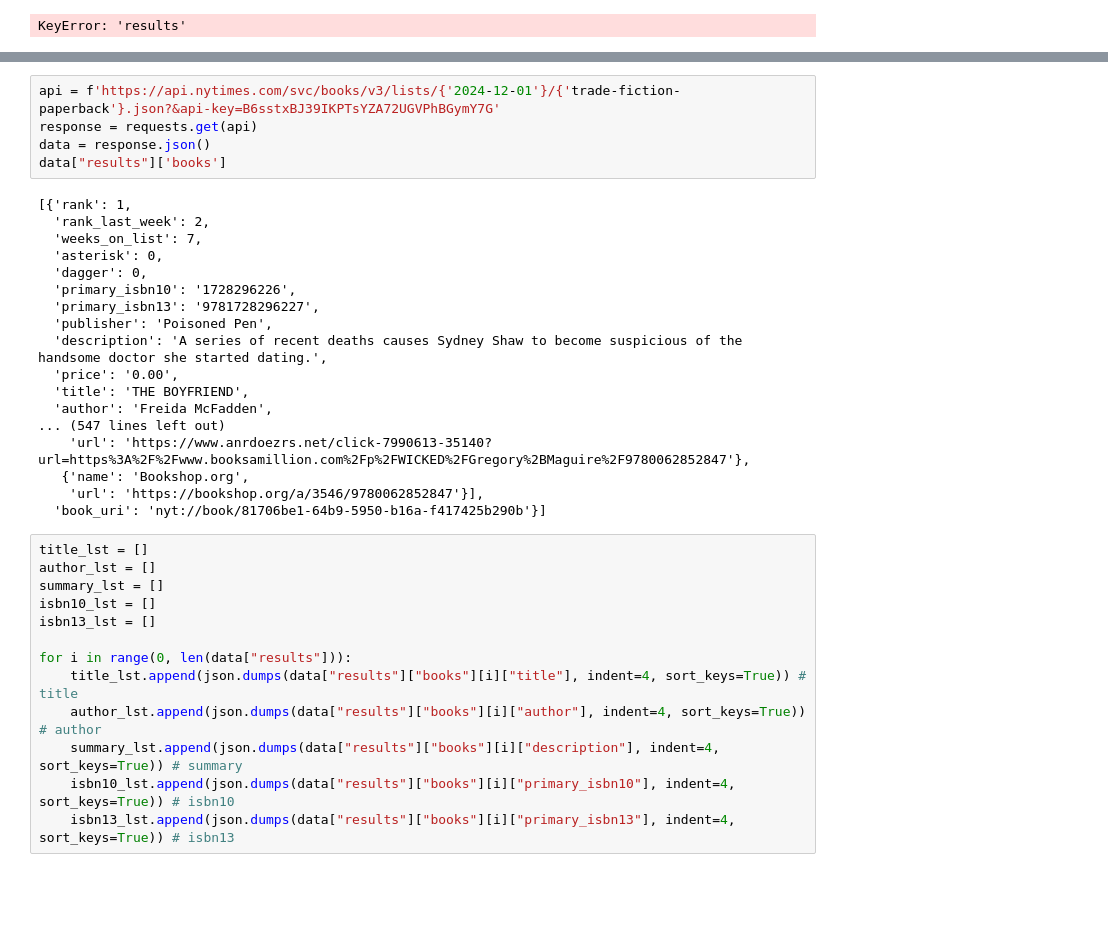
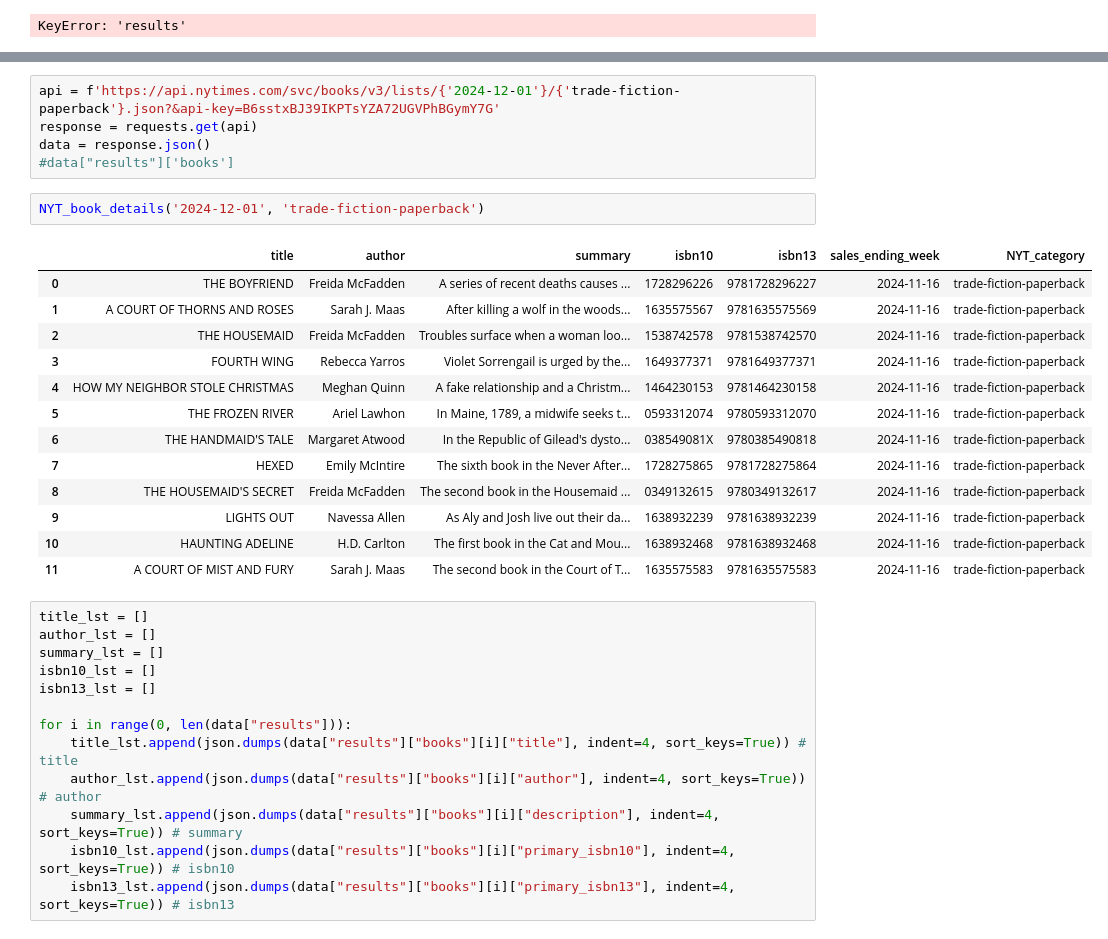
Before and after one commit to rsa-captech/rachel-recommender, a Jupyter notebook: notebook.ipynb, the cells around one changed output, grey strips where cells are left out. Saved outputs shown, nothing was run; the diff lists cells and outputs as text; blank space fills up the shorter version.

Commit message:
expand dataset
function to generate dfs per week and category pair

```diff
--- a/notebook.ipynb
+++ b/notebook.ipynb
@@ -318,25 +330,23 @@ KeyError: 'results'
 api = f'https://api.nytimes.com/svc/books/v3/lists/{'2024-12-01'}/{'trade-fiction-paperback'}.json?&api-key=B6sstxBJ39IKPTsYZA72UGVPhBGymY7G'
 response = requests.get(api)
 data = response.json()
-data["results"]['books']
+#data["results"]['books']
-# %% [output]
-[{'rank': 1,
-  'rank_last_week': 2,
-  'weeks_on_list': 7,
-  'asterisk': 0,
-  'dagger': 0,
-  'primary_isbn10': '1728296226',
-  'primary_isbn13': '9781728296227',
-  'publisher': 'Poisoned Pen',
-  'description': 'A series of recent deaths causes Sydney Shaw to become suspicious of the handsome doctor she started dating.',
-  'price': '0.00',
-  'title': 'THE BOYFRIEND',
-  'author': 'Freida McFadden',
-... (547 lines left out)
-    'url': 'https://www.anrdoezrs.net/click-7990613-35140?url=https%3A%2F%2Fwww.booksamillion.com%2Fp%2FWICKED%2FGregory%2BMaguire%2F9780062852847'},
-   {'name': 'Bookshop.org',
-    'url': 'https://bookshop.org/a/3546/9780062852847'}],
-  'book_uri': 'nyt://book/81706be1-64b9-5950-b16a-f417425b290b'}]
+# %%
+NYT_book_details('2024-12-01', 'trade-fiction-paperback')
+# %% [output]
+|  | title | author | summary | isbn10 | isbn13 | sales_ending_week | NYT_category |
+| 0 | THE BOYFRIEND | Freida McFadden | A series of recent deaths causes ... | 1728296226 | 9781728296227 | 2024-11-16 | trade-fiction-paperback |
+| 1 | A COURT OF THORNS AND ROSES | Sarah J. Maas | After killing a wolf in the woods... | 1635575567 | 9781635575569 | 2024-11-16 | trade-fiction-paperback |
+| 2 | THE HOUSEMAID | Freida McFadden | Troubles surface when a woman loo... | 1538742578 | 9781538742570 | 2024-11-16 | trade-fiction-paperback |
+| 3 | FOURTH WING | Rebecca Yarros | Violet Sorrengail is urged by the... | 1649377371 | 9781649377371 | 2024-11-16 | trade-fiction-paperback |
+| 4 | HOW MY NEIGHBOR STOLE CHRISTMAS | Meghan Quinn | A fake relationship and a Christm... | 1464230153 | 9781464230158 | 2024-11-16 | trade-fiction-paperback |
+| 5 | THE FROZEN RIVER | Ariel Lawhon | In Maine, 1789, a midwife seeks t... | 0593312074 | 9780593312070 | 2024-11-16 | trade-fiction-paperback |
+| 6 | THE HANDMAID'S TALE | Margaret Atwood | In the Republic of Gilead's dysto... | 038549081X | 9780385490818 | 2024-11-16 | trade-fiction-paperback |
+| 7 | HEXED | Emily McIntire | The sixth book in the Never After... | 1728275865 | 9781728275864 | 2024-11-16 | trade-fiction-paperback |
+| 8 | THE HOUSEMAID'S SECRET | Freida McFadden | The second book in the Housemaid ... | 0349132615 | 9780349132617 | 2024-11-16 | trade-fiction-paperback |
+| 9 | LIGHTS OUT | Navessa Allen | As Aly and Josh live out their da... | 1638932239 | 9781638932239 | 2024-11-16 | trade-fiction-paperback |
+| 10 | HAUNTING ADELINE | H.D. Carlton | The first book in the Cat and Mou... | 1638932468 | 9781638932468 | 2024-11-16 | trade-fiction-paperback |
+| 11 | A COURT OF MIST AND FURY | Sarah J. Maas | The second book in the Court of T... | 1635575583 | 9781635575583 | 2024-11-16 | trade-fiction-paperback |
 # %%
 title_lst = []
 author_lst = []
```
Also changed, not shown: parts of 2 cells of this notebook.
